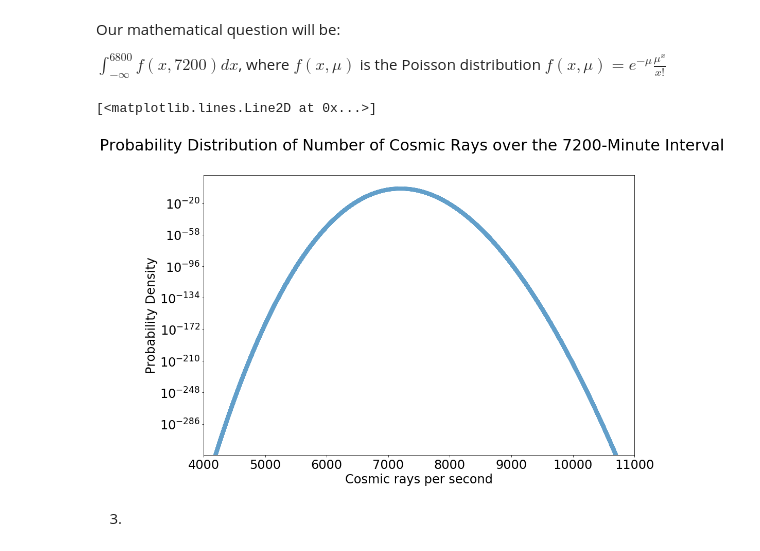
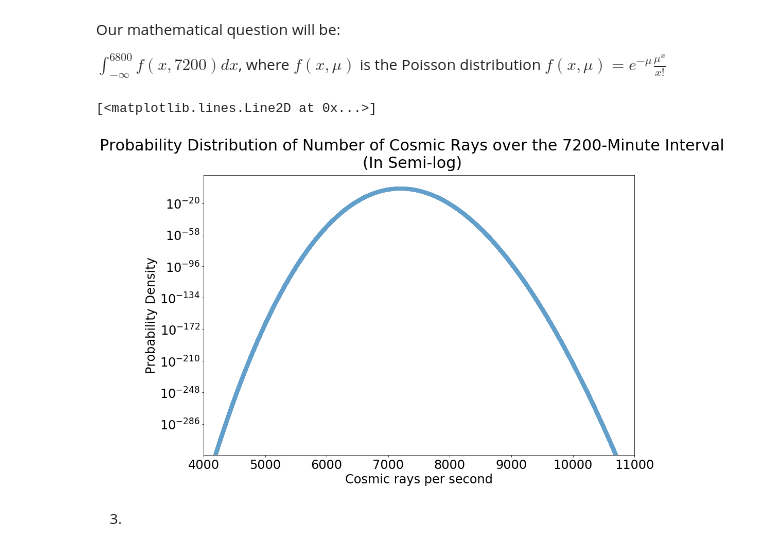
Before and after one commit to John-ZH/PHYS-343-Lab, a Jupyter notebook: John_Zhuang_Lab03.ipynb, the cells around one changed output. Cells and saved outputs as stored; diff of their text form; code cells hidden in the pictures.

```diff
--- a/John_Zhuang_Lab03.ipynb
+++ b/John_Zhuang_Lab03.ipynb
@@ -406,19 +423,19 @@ $\int_{-\infty}^{6800} f(x,7200) dx$, where $f(x, \mu)$ is the Poisson distribut
 # %%
 mu = 7200
 plt.tick_params(labelsize = 24)
 x = np.arange(0,12000)
 y = np.zeros(len(x))
 for i in np.arange(len(x)):
     y[i] = stats.poisson.pmf(x[i], mu, loc=0)
-plt.suptitle('Probability Distribution of Number of Cosmic Rays over the 7200-Minute Interval', fontsize=30)
+plt.suptitle('Probability Distribution of Number of Cosmic Rays over the 7200-Minute Interval\n(In Semi-log)', fontsize=30)
 plt.xlabel('Cosmic rays per second', fontsize = 24)
 plt.ylabel('Probability Density', fontsize = 24)
 plt.yscale('log')
 plt.xlim(4000,11000)
 plt.step(x, y, linewidth = 8,alpha = 0.7)
 # %% [output]
 [<matplotlib.lines.Line2D at 0x...>]
-[figure, old version]
+[figure, new version]
 # %% [markdown]
 3)
 # %% [markdown]
```
Also changed, not shown: parts of 10 cells of this notebook.
